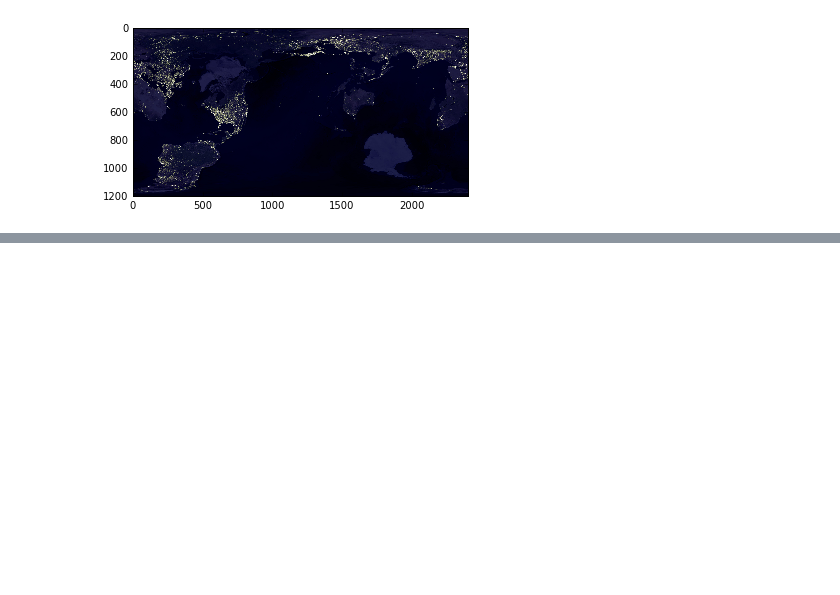
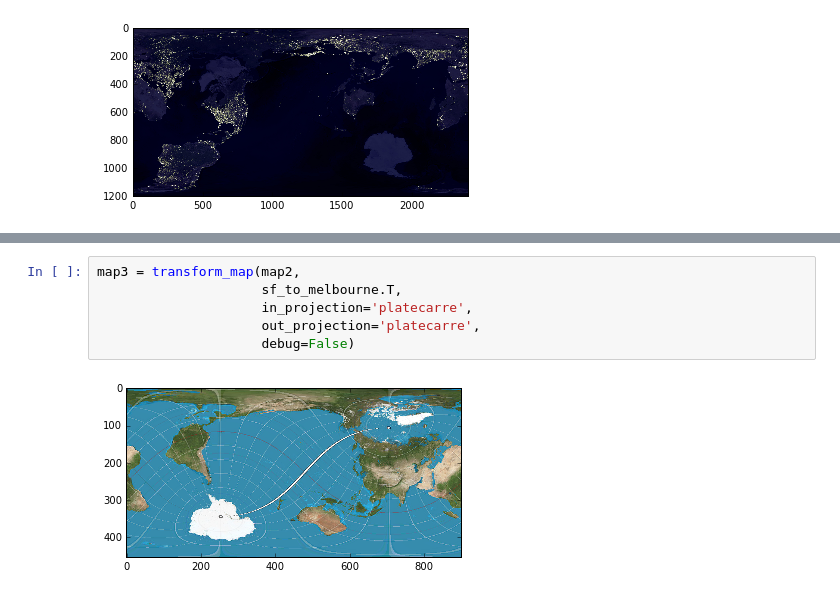
Before and after one commit to patrickeganfoley/map_orientations, a Jupyter notebook: map_projections/map_projections.ipynb, the cells around one changed output, grey strips where cells are left out. Drawn from its saved outputs; the diff is of its cells as text; blank space fills up the shorter version.

```diff
--- a/map_projections/map_projections.ipynb
+++ b/map_projections/map_projections.ipynb
@@ -151,0 +192,8 @@ misc.imsave('/Users/pfoley/sf2melbourne_lights.png', sf2m_lights)
+# %%
+map3 = transform_map(map2,
+                     sf_to_melbourne.T,
+                     in_projection='platecarre',
+                     out_projection='platecarre',
+                     debug=False)
+# %% [output]
+[figure, added]
```
Also changed, not shown: parts of 16 cells of this notebook.
